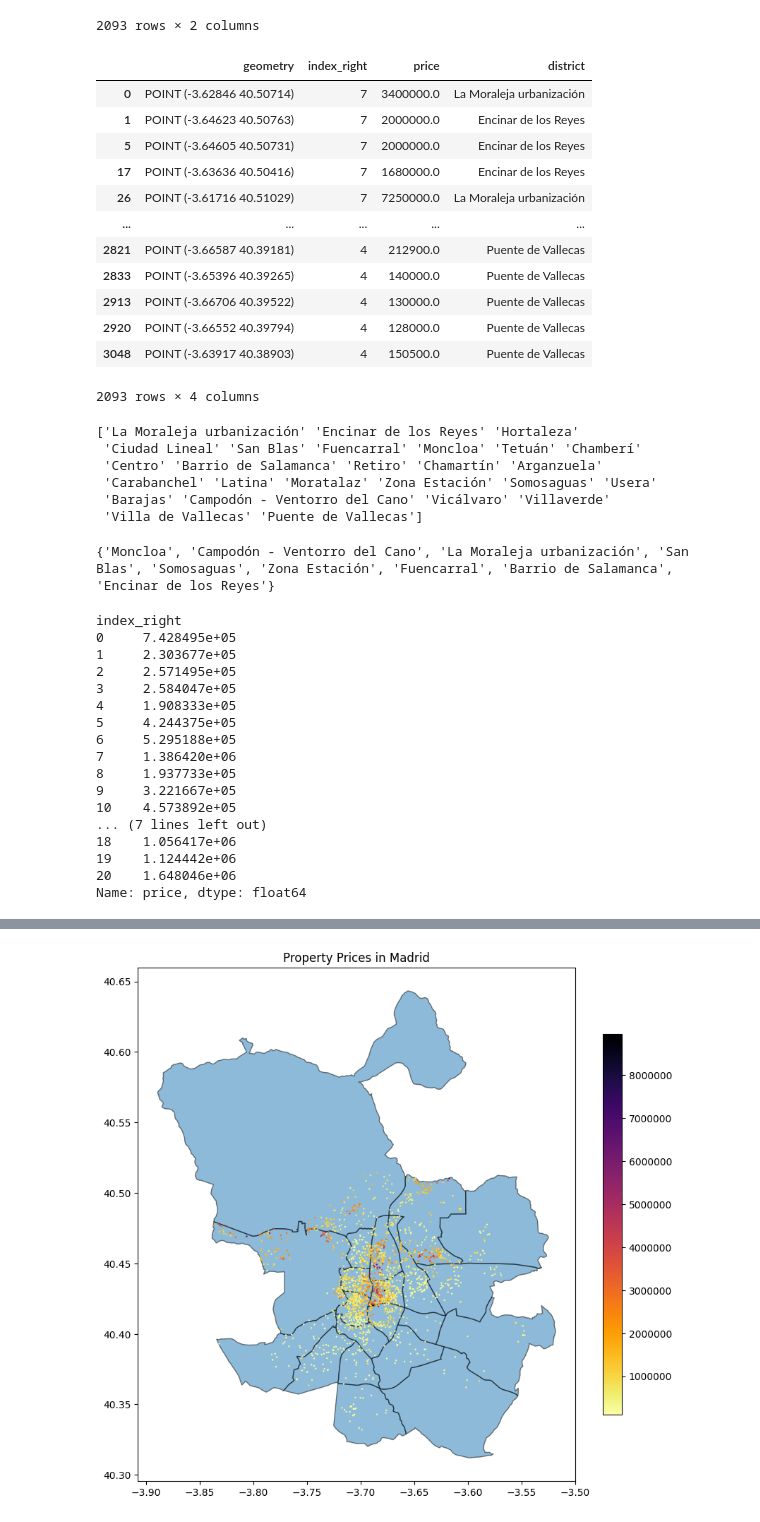
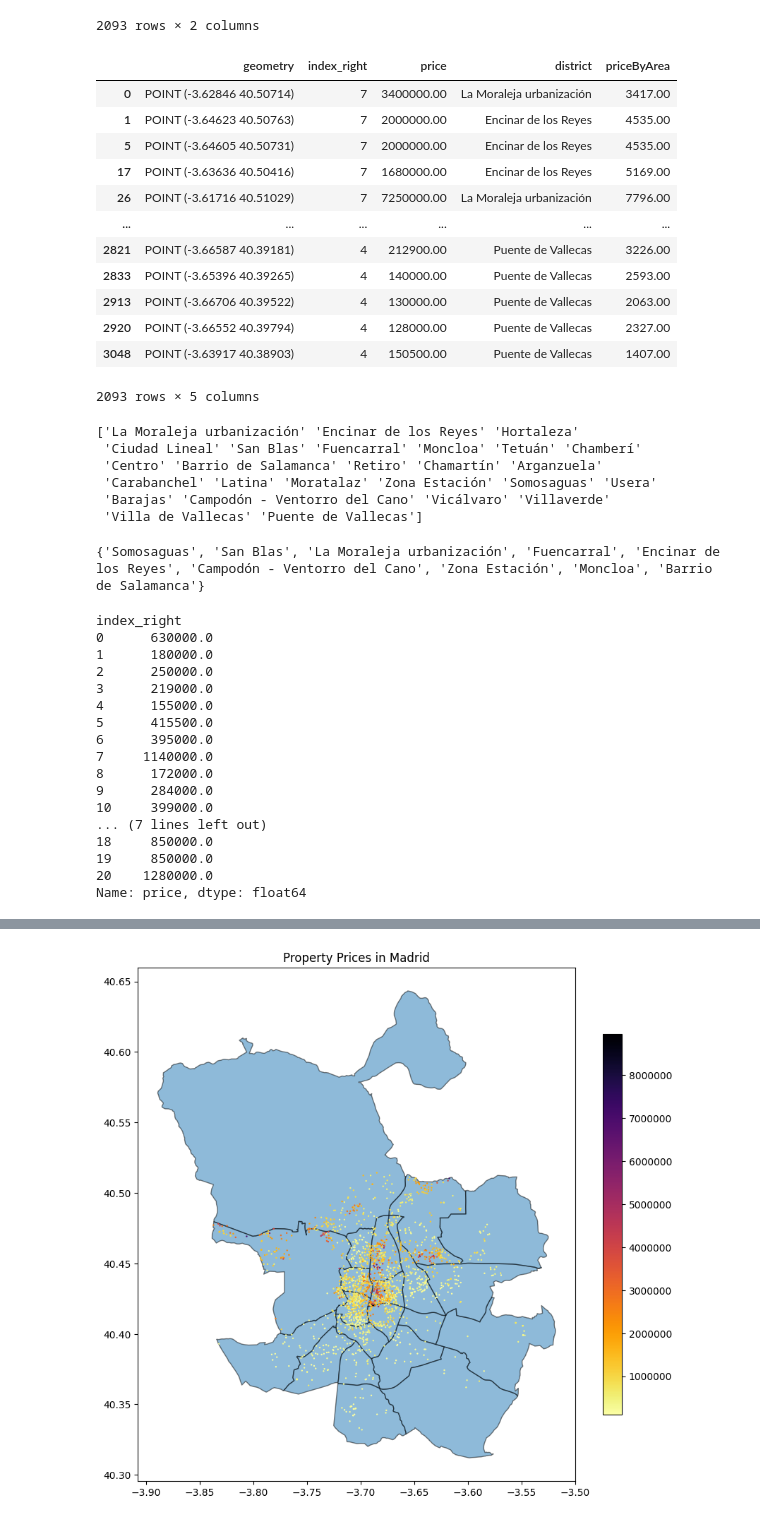
Before and after one commit to Bosco0120/DS105NeuralNetwork_and_Chill, a Jupyter notebook: Sales Analysis/Sales Analysis Idealista.ipynb, the cells around one changed output, grey strips where cells are left out. Drawn from its saved outputs; the diff is of its cells as text; code cells hidden in the pictures.

```diff
--- a/Sales Analysis/Sales Analysis Idealista.ipynb
+++ b/Sales Analysis/Sales Analysis Idealista.ipynb
@@ -33,6 +90,7 @@ df_madrid_all = pd.concat([df_madrid, df_madrid2], ignore_index=True)
 # %%
+#creating a function for the purpose of keeping columns that are relevant for the analysis
 def keep_columns(df):
     columns_to_keep = ['propertyCode', 'thumbnail', 'price', 'propertyType', 'size', 'exterior', 'rooms', 'bathrooms', 'address', 'province', 'municipality', 'district', 'country',
-    'latitude', 'longitude', 'showAddress', 'url', 'distance', 'description']
+    'latitude', 'longitude', 'showAddress', 'url', 'distance', 'description', 'priceByArea' ]
     return df[columns_to_keep]
 # %%
@@ -446,26 +551,29 @@ gdf_madrid
 | 3048 | POINT (-3.63917 40.38903) | 4 |
 2093 rows × 2 columns
 # %%
-
-
+#Add the price column to gdf_madrid
 gdf_madrid['price'] = df_madrid_clean['price']
 gdf_madrid['district'] = df_madrid_clean['district']
 gdf_madrid2 = gdf_madrid
+
+# Add the 'pricebyarea' column to gdf_madrid2
+gdf_madrid2['priceByArea'] = df_madrid_clean['priceByArea']
+
 gdf_madrid2
 # %% [output]
-|  | geometry | index_right | price | district |
-| 0 | POINT (-3.62846 40.50714) | 7 | 3400000.0 | La Moraleja urbanización |
-| 1 | POINT (-3.64623 40.50763) | 7 | 2000000.0 | Encinar de los Reyes |
-| 5 | POINT (-3.64605 40.50731) | 7 | 2000000.0 | Encinar de los Reyes |
-| 17 | POINT (-3.63636 40.50416) | 7 | 1680000.0 | Encinar de los Reyes |
-| 26 | POINT (-3.61716 40.51029) | 7 | 7250000.0 | La Moraleja urbanización |
-| ... | ... | ... | ... | ... |
-| 2821 | POINT (-3.66587 40.39181) | 4 | 212900.0 | Puente de Vallecas |
-| 2833 | POINT (-3.65396 40.39265) | 4 | 140000.0 | Puente de Vallecas |
-| 2913 | POINT (-3.66706 40.39522) | 4 | 130000.0 | Puente de Vallecas |
-| 2920 | POINT (-3.66552 40.39794) | 4 | 128000.0 | Puente de Vallecas |
-| 3048 | POINT (-3.63917 40.38903) | 4 | 150500.0 | Puente de Vallecas |
+|  | geometry | index_right | price | district | priceByArea |
+| 0 | POINT (-3.62846 40.50714) | 7 | 3400000.00 | La Moraleja urbanización | 3417.00 |
+| 1 | POINT (-3.64623 40.50763) | 7 | 2000000.00 | Encinar de los Reyes | 4535.00 |
+| 5 | POINT (-3.64605 40.50731) | 7 | 2000000.00 | Encinar de los Reyes | 4535.00 |
+| 17 | POINT (-3.63636 40.50416) | 7 | 1680000.00 | Encinar de los Reyes | 5169.00 |
+| 26 | POINT (-3.61716 40.51029) | 7 | 7250000.00 | La Moraleja urbanización | 7796.00 |
+| ... | ... | ... | ... | ... | ... |
+| 2821 | POINT (-3.66587 40.39181) | 4 | 212900.00 | Puente de Vallecas | 3226.00 |
+| 2833 | POINT (-3.65396 40.39265) | 4 | 140000.00 | Puente de Vallecas | 2593.00 |
+| 2913 | POINT (-3.66706 40.39522) | 4 | 130000.00 | Puente de Vallecas | 2063.00 |
+| 2920 | POINT (-3.66552 40.39794) | 4 | 128000.00 | Puente de Vallecas | 2327.00 |
+| 3048 | POINT (-3.63917 40.38903) | 4 | 150500.00 | Puente de Vallecas | 1407.00 |
-2093 rows × 4 columns
+2093 rows × 5 columns
 # %%
 unique_districts = gdf_madrid2['district'].unique()
 print(unique_districts)
@@ -489,27 +597,27 @@ impostor_districts = set(all_districts) - set(madrid_districts)
 # Print the impostor districts
 print(impostor_districts)
 # %% [output]
-{'Moncloa', 'Campodón - Ventorro del Cano', 'La Moraleja urbanización', 'San Blas', 'Somosaguas', 'Zona Estación', 'Fuencarral', 'Barrio de Salamanca', 'Encinar de los Reyes'}
+{'Somosaguas', 'San Blas', 'La Moraleja urbanización', 'Fuencarral', 'Encinar de los Reyes', 'Campodón - Ventorro del Cano', 'Zona Estación', 'Moncloa', 'Barrio de Salamanca'}
 # %%
-avg_price_by_polygon = gdf_madrid2.groupby('index_right')['price'].mean()
-avg_price_by_polygon
+median_price_by_polygon = gdf_madrid2.groupby('index_right')['price'].median()
+median_price_by_polygon
 # %% [output]
 index_right
-0     7.428495e+05
-1     2.303677e+05
-2     2.571495e+05
-3     2.584047e+05
-4     1.908333e+05
-5     4.244375e+05
-6     5.295188e+05
-7     1.386420e+06
-8     1.937733e+05
-9     3.221667e+05
-10    4.573892e+05
+0      630000.0
+1      180000.0
+2      250000.0
+3      219000.0
+4      155000.0
+5      415500.0
+6      395000.0
+7     1140000.0
+8      172000.0
+9      284000.0
+10     399000.0
 ... (7 lines left out)
-18    1.056417e+06
-19    1.124442e+06
-20    1.648046e+06
+18     850000.0
+19     850000.0
+20    1280000.0
 Name: price, dtype: float64
 # %%
 pd.options.display.float_format = '{:.2f}'.format
```
Also changed, not shown: parts of 49 cells of this notebook.
